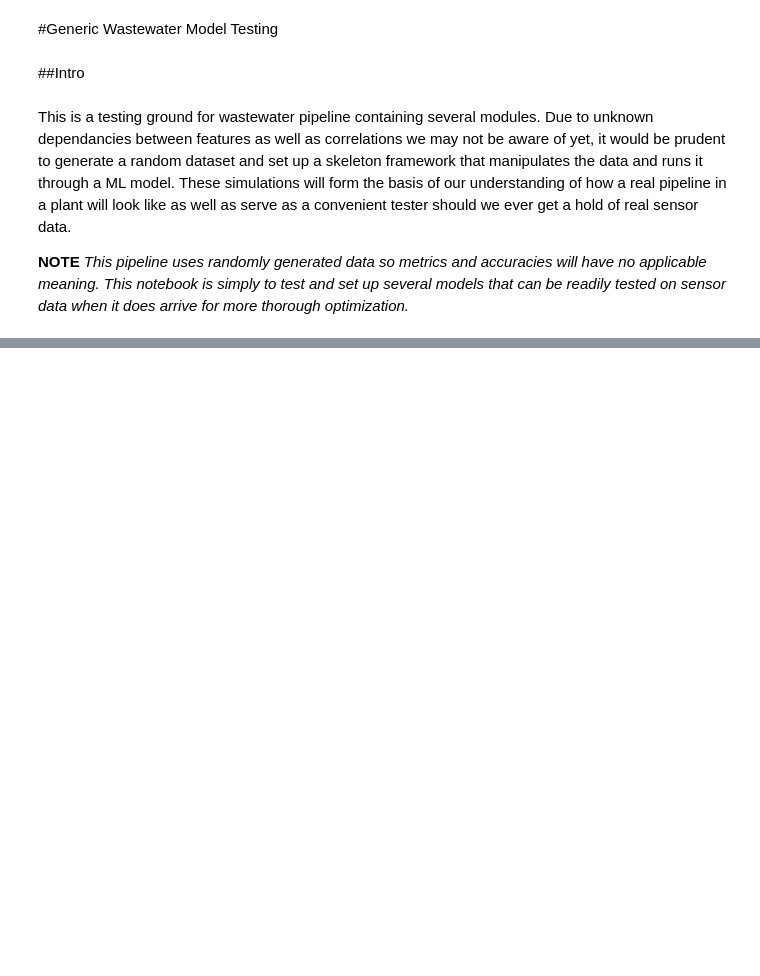
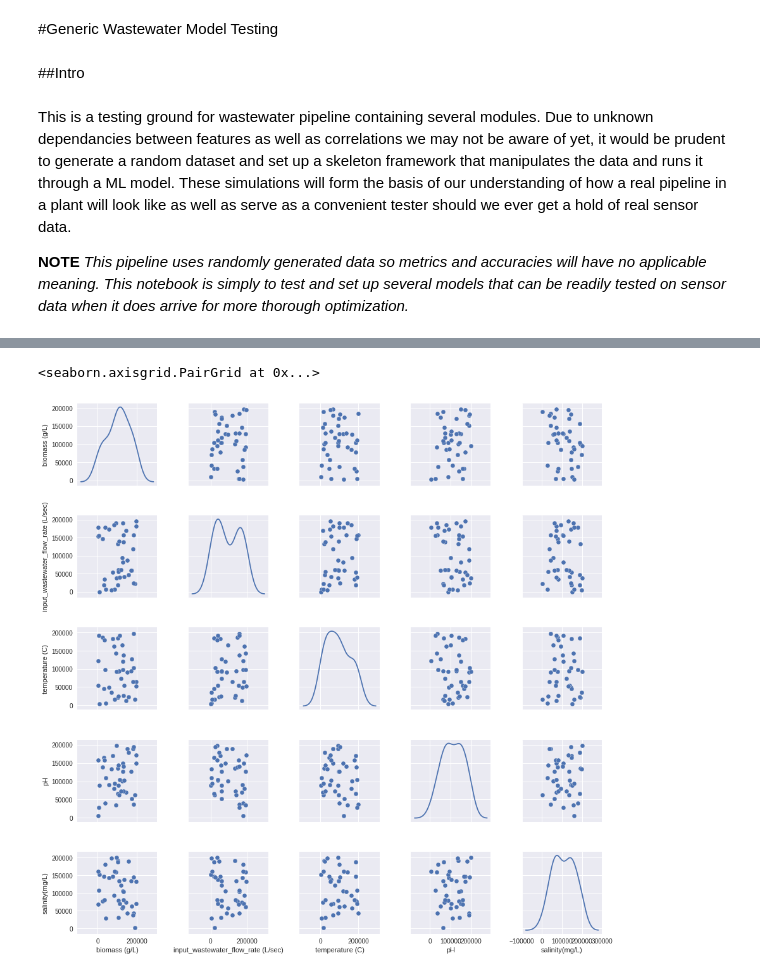
Before and after one commit to adamyli/Generic-Sensor-Data-ML-Framework-WIP, a Jupyter notebook: Generic_Wastewater_Plant_ML_w_TensorFlow.ipynb, the cells around one changed output, grey strips where cells are left out. Cells and saved outputs as stored; diff of their text form; code cells hidden in the pictures; blank space fills up the shorter version.

```diff
--- a/Generic_Wastewater_Plant_ML_w_TensorFlow.ipynb
+++ b/Generic_Wastewater_Plant_ML_w_TensorFlow.ipynb
@@ -54,0 +88,5 @@ Also above are our training and test datasets with a 80/20 split. We separate th
+# %%
+sns.pairplot(train_df[['biomass (g/L)', 'input_wastewater_flow_rate (L/sec)', 'temperature (C)', 'pH', 'salinity(mg/L)']], diag_kind="kde")
+# %% [output]
+<seaborn.axisgrid.PairGrid at 0x...>
+[figure, added]
```
Also changed, not shown: parts of 23 cells of this notebook.
